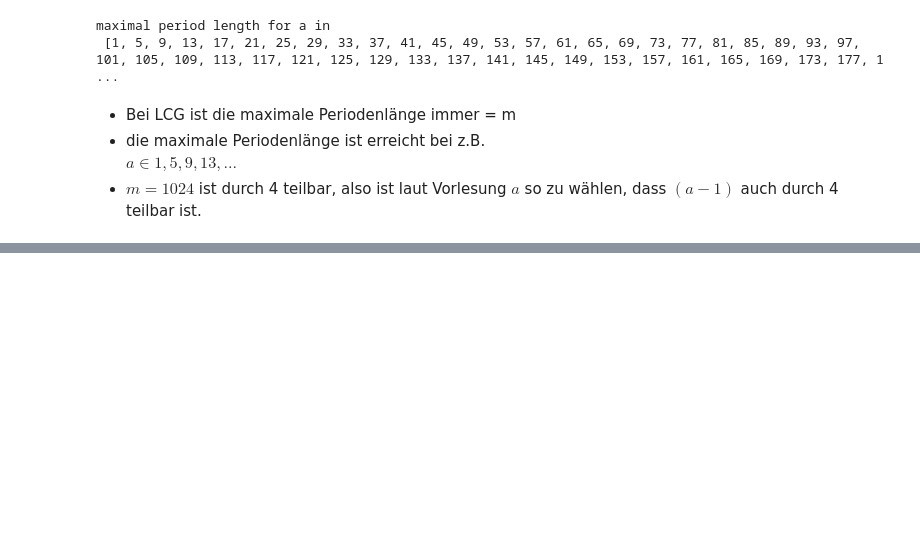
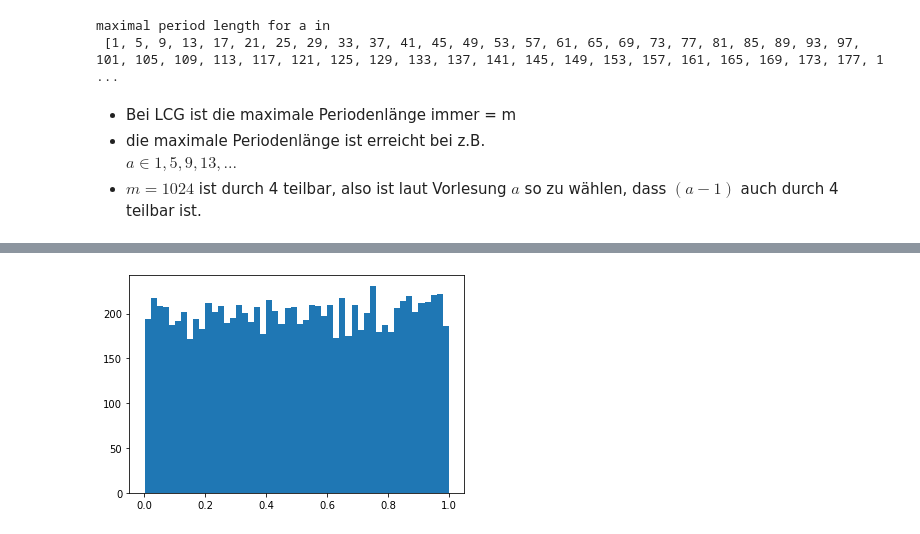
Before and after one commit to NicoJG/SMD, a Jupyter notebook: blatt03/blatt03_nico.ipynb, the cells around one changed output, grey strips where cells are left out. Saved outputs shown, nothing was run; the diff lists cells and outputs as text; code cells hidden in the pictures; blank space fills up the shorter version.

```diff
--- a/blatt03/blatt03_nico.ipynb
+++ b/blatt03/blatt03_nico.ipynb
@@ -60,0 +106,7 @@ $a \in {1,5,9,13,...}$
+# %%
+rng = np.random.default_rng()
+numbers = rng.uniform(0,1,size=10000)
+# %%
+plt.hist(numbers,bins=50);
+# %% [output]
+[figure, added]
```
Also changed, not shown: parts of 16 cells of this notebook, 1 other file.
